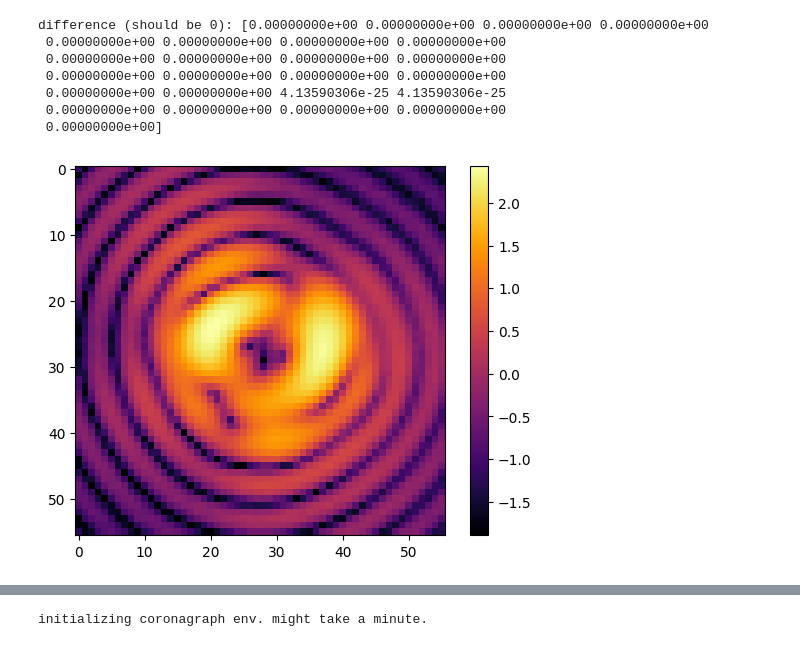
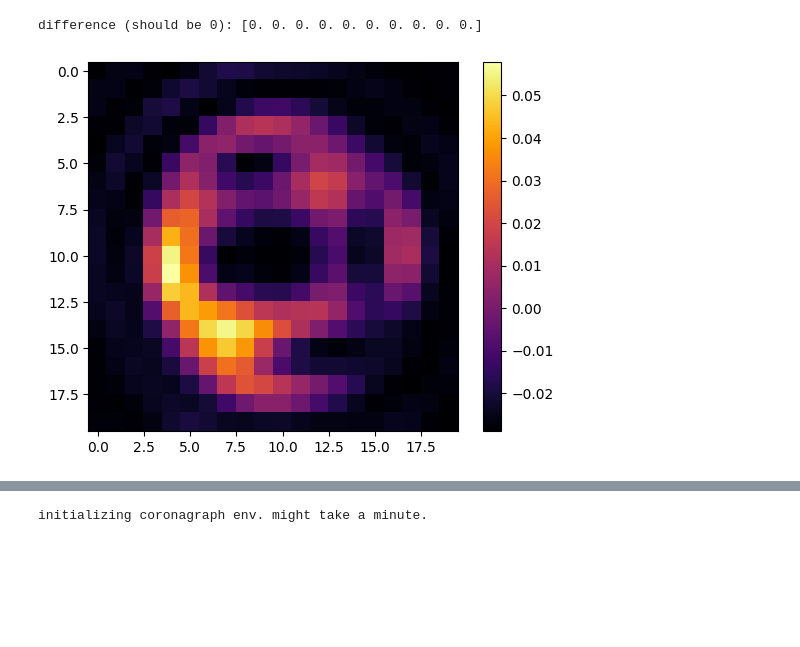
Before and after one commit to AlexeiKorolev/NASA-RL-Wavefront-Control, a Jupyter notebook: RL/training_neural_net.ipynb, the cells around one changed output, grey strips where cells are left out. Cells and saved outputs as stored; diff of their text form; code cells hidden in the pictures; blank space fills up the shorter version.

```diff
--- a/RL/training_neural_net.ipynb
+++ b/RL/training_neural_net.ipynb
@@ -23,39 +24,35 @@ PIXELS_PER_SPACIAL_RES = 4
 # %%
-with open(f"data/V4 gen 10000.pkl", 'rb') as f:
+with open(f"data/V4 gen small_imgs 50000.pkl", 'rb') as f:
     data = pickle.load(f)
 # %%
 from sklearn.model_selection import train_test_split
 from matplotlib import pyplot as plt
+from skimage.transform import resize
 
 X = np.array(data['images'])
 y = np.array(data['dm_settings'])
 
 unnormalized_y0 = y[0]
 
 # normalize y
 y_mean = np.mean(y)
 y_std_dev = np.std(y)
 y = (y - y_mean) / y_std_dev
 
 renormalized_y0 = y[0] * y_std_dev + y_mean
 print(f"difference (should be 0): {unnormalized_y0 - renormalized_y0}")
 
 # normalize x
 # X = np.cbrt(X)
-X = np.log10(X + 1)
-X_mean, X_std = np.mean(X), np.std(X)
-X -= X_mean
-X /= X_std
-plt.imshow(X[10][0], cmap='inferno')
+X_global_max = np.max(X)
+X_global_min = np.min(X)
+X_normed = (X - X_global_min) / (X_global_max - X_global_min)
+X_global_mean = np.mean(X_normed)
+X_normed -= X_global_mean
+plt.imshow(X_normed[25][2], cmap='inferno')
 plt.colorbar()
 plt.show()
 # %% [output]
-difference (should be 0): [0.00000000e+00 0.00000000e+00 0.00000000e+00 0.00000000e+00
- 0.00000000e+00 0.00000000e+00 0.00000000e+00 0.00000000e+00
- 0.00000000e+00 0.00000000e+00 0.00000000e+00 0.00000000e+00
- 0.00000000e+00 0.00000000e+00 0.00000000e+00 0.00000000e+00
- 0.00000000e+00 0.00000000e+00 4.13590306e-25 4.13590306e-25
- 0.00000000e+00 0.00000000e+00 0.00000000e+00 0.00000000e+00
- 0.00000000e+00]
+difference (should be 0): [0. 0. 0. 0. 0. 0. 0. 0. 0. 0.]
-[figure, old version]
+[figure, new version]
 # %%
```
Also changed, not shown: parts of 17 cells of this notebook, 4 other files.
